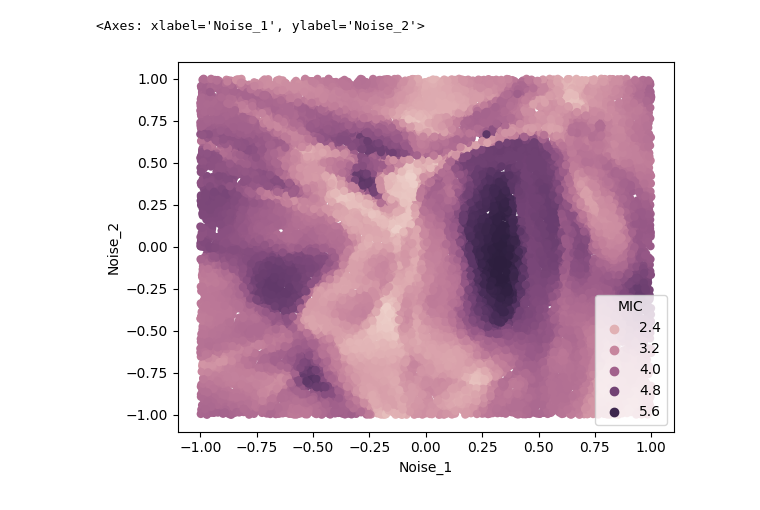
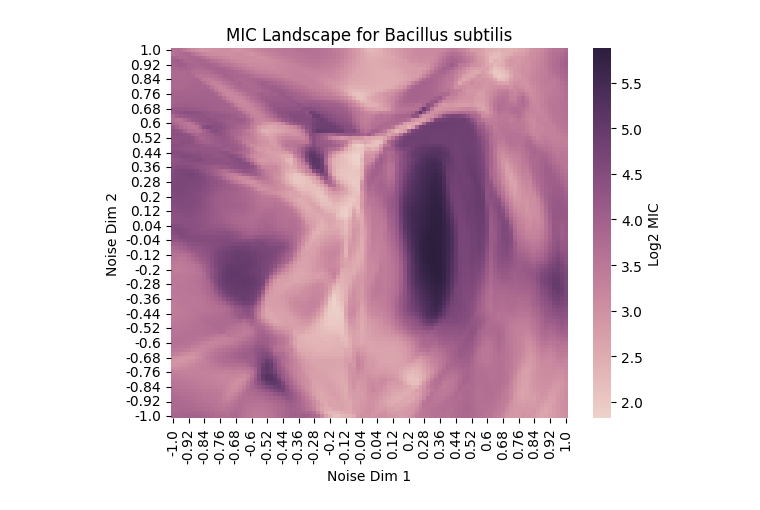
Before and after one commit to adcollin/AMPLify-Feedback, a Jupyter notebook: Hallucination.ipynb, the cells around one changed output. Cells and saved outputs as stored; diff of their text form; code cells hidden in the pictures.

Commit message:
Exhaustive Grid Search

```diff
--- a/Hallucination.ipynb
+++ b/Hallucination.ipynb
@@ -32,3 +34,5 @@ for i, layer in enumerate(oracle.layers):
 # %%
 aa_vocal = np.load("AMPLify-Feedback/model_weights/SeqTV_vocal.npy")
 pep_decoder = tf.keras.layers.StringLookup(vocabulary=aa_vocal[1:], invert=True, oov_token='')
+species_vocal = np.load("AMPLify-Feedback/model_weights/SpeciesTV_vocal.npy")
+species_decoder = tf.keras.layers.StringLookup(vocabulary=species_vocal[1:], invert=True, oov_token='')
@@ -39,13 +63,28 @@ def onehot2seq(onehot):
     demo_seq = ["".join(chars) for chars in demo_seq]
     return demo_seq
 # %%
-num_sequences = 20000
+# Grid search coordinates
+num_bins = 101
+labels = np.round(np.linspace(-1, 1, num_bins), 2)
+noise = []
+for x in labels:
+    for y in labels:
+        noise.append([x, y])
+noise = np.array(noise)
+num_sequences = len(noise)
+
+# Look up the index of the target bacteria
+target = 'Bacillus_subtilis'
 bacteria = np.zeros(shape=(num_sequences, 326))
-bacteria[:, 1] = 1 #'Bacillus_subtilis'
-np.random.seed(8701)
-noise = (np.random.rand(num_sequences, 2)-0.5)*2
+index = np.where(species_vocal==target)[0][0]
+bacteria[:, index] = 1
+
+# Generate sequences and predict MIC
 generated_onehot = generator.predict(noise, verbose=0)
 MIC = oracle.predict([generated_onehot, bacteria], verbose=0)
 generated_sequences = onehot2seq(generated_onehot)
 vis_data = np.concatenate([noise, np.array(generated_sequences).reshape(num_sequences, 1), MIC], axis=1)
 vis_data = pd.DataFrame(vis_data, columns=["Noise_1", "Noise_2", "Peptide", "MIC"])
+vis_data['MIC'] = vis_data['MIC'].astype('float64')
+vis_data['Noise_1'] = vis_data['Noise_1'].astype('float64')
+vis_data['Noise_2'] = vis_data['Noise_2'].astype('float64')
@@ -87,5 +91,18 @@ onehot2seq(generated_sequences[0:10])
-# %%
-sns.scatterplot(vis_data, x="Noise_1", y="Noise_2", hue="MIC", linewidth=0)
-# %% [output]
-<Axes: xlabel='Noise_1', ylabel='Noise_2'>
-[figure, removed]
+# %%
+vis_data['Noise_1_bins'] = pd.cut(vis_data['Noise_1'], bins=num_bins, labels=labels)
+vis_data['Noise_2_bins'] = pd.cut(vis_data['Noise_2'], bins=num_bins, labels=labels)
+
+# Group the data by the bins and calculate the mean MIC
+grouped = vis_data.groupby(['Noise_1_bins', 'Noise_2_bins'])
+grid_mic_mean = grouped['MIC'].mean().reset_index()
+
+# Pivot the results to create a grid that `sns.heatmap` can visualize
+grid_mic_mean_pivot = grid_mic_mean.pivot('Noise_1_bins', 'Noise_2_bins', 'MIC')
+# %%
+h = sns.heatmap(grid_mic_mean_pivot.transpose().iloc[::-1],
+                cmap=sns.cubehelix_palette(as_cmap=True),
+                cbar_kws={'label': 'Log2 MIC'})
+h.set(xlabel="Noise Dim 1", ylabel="Noise Dim 2", title=f"MIC Landscape for {target.split('_')[0]} {target.split('_')[1]}")
+plt.savefig(f"{target}.png", dpi=200, bbox_inches='tight')
+# %% [output]
+[figure, added]
```
Also changed, not shown: parts of 5 cells of this notebook.
